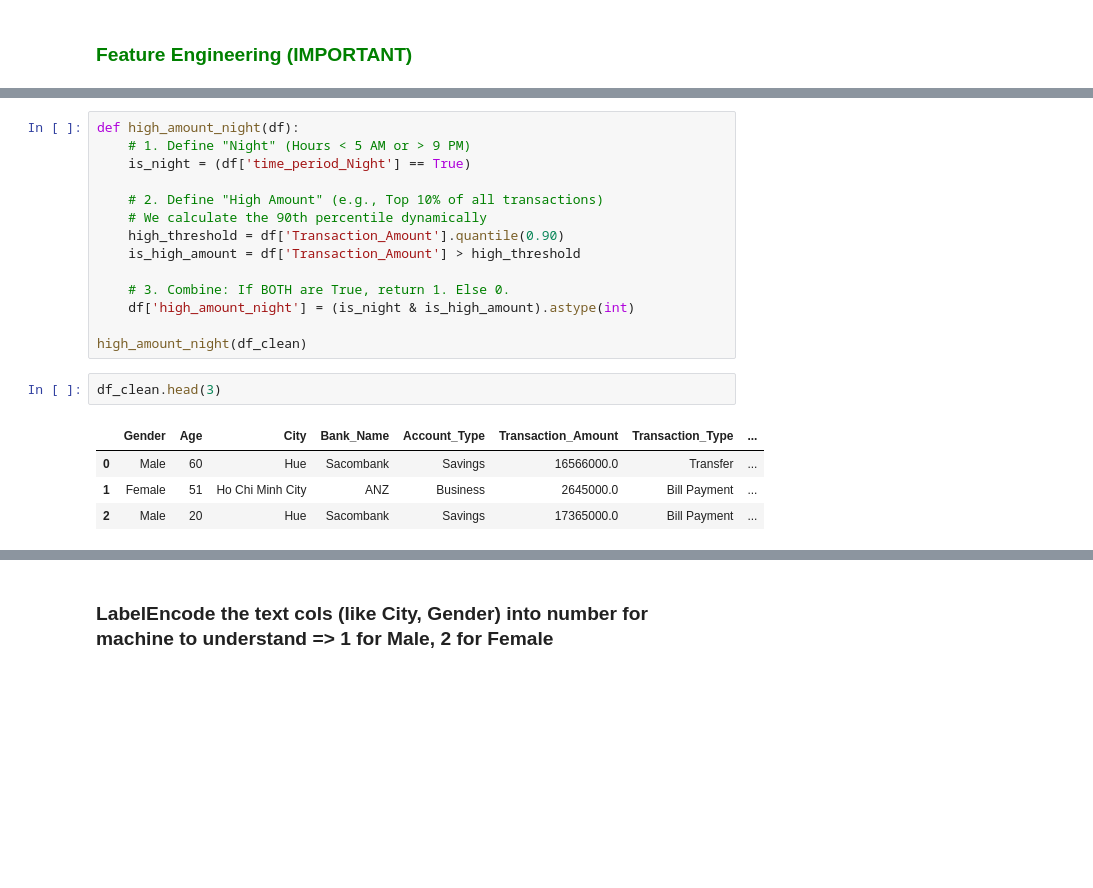
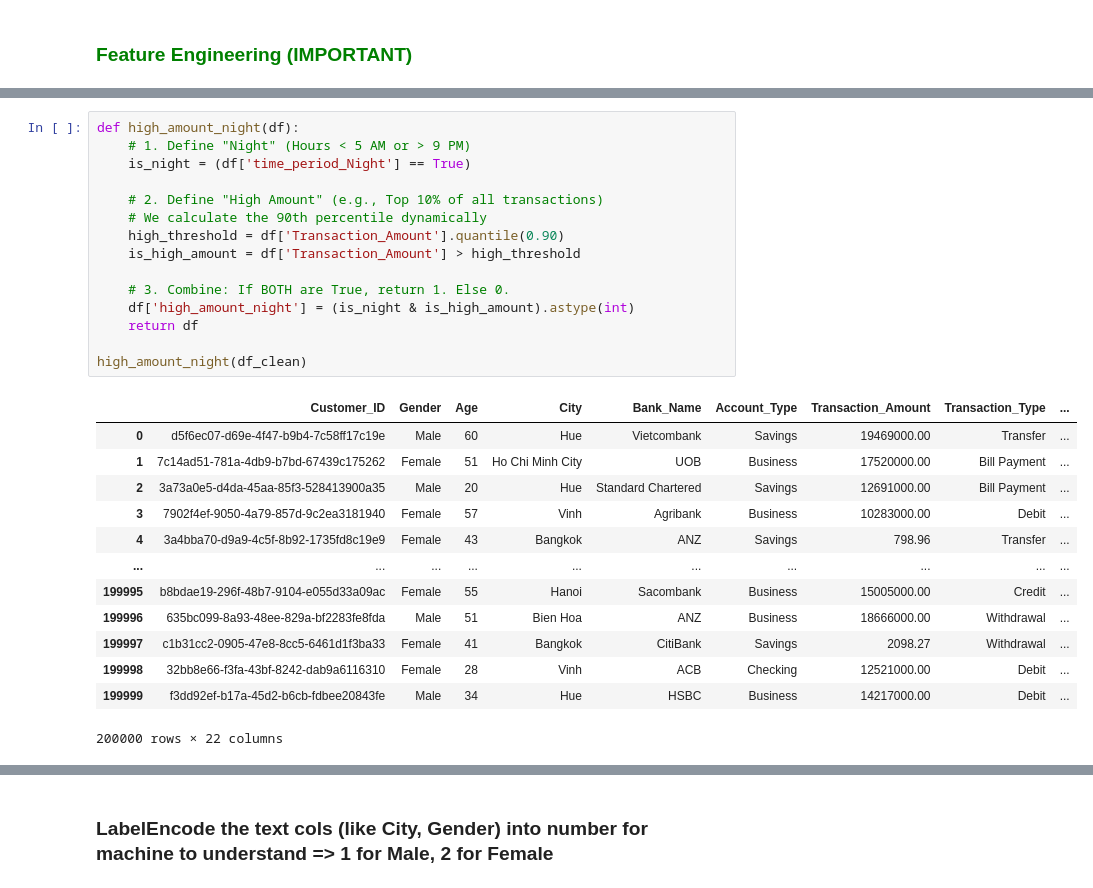
Before and after one commit to Bill2926/BankFraudML, a Jupyter notebook: randomforest.ipynb, the cells around one changed output, grey strips where cells are left out. Saved outputs shown, nothing was run; the diff lists cells and outputs as text; blank space fills up the shorter version.

Commit message:
Feature Engineering and Pruning (Clean)

```diff
--- a/randomforest.ipynb
+++ b/randomforest.ipynb
@@ -110,21 +125,29 @@ bankrupt_ratio(df_clean)
 # %%
 def high_amount_night(df):
     # 1. Define "Night" (Hours < 5 AM or > 9 PM)
     is_night = (df['time_period_Night'] == True)
 
     # 2. Define "High Amount" (e.g., Top 10% of all transactions)
     # We calculate the 90th percentile dynamically
     high_threshold = df['Transaction_Amount'].quantile(0.90)
     is_high_amount = df['Transaction_Amount'] > high_threshold
 
     # 3. Combine: If BOTH are True, return 1. Else 0.
     df['high_amount_night'] = (is_night & is_high_amount).astype(int)
+    return df
 
 high_amount_night(df_clean)
+# %% [output]
+|  | Customer_ID | Gender | Age | City | Bank_Name | Account_Type | Transaction_Amount | Transaction_Type | ... |
+| 0 | d5f6ec07-d69e-4f47-b9b4-7c58ff17c19e | Male | 60 | Hue | Vietcombank | Savings | 19469000.00 | Transfer | ... |
+| 1 | 7c14ad51-781a-4db9-b7bd-67439c175262 | Female | 51 | Ho Chi Minh City | UOB | Business | 17520000.00 | Bill Payment | ... |
+| 2 | 3a73a0e5-d4da-45aa-85f3-528413900a35 | Male | 20 | Hue | Standard Chartered | Savings | 12691000.00 | Bill Payment | ... |
+| 3 | 7902f4ef-9050-4a79-857d-9c2ea3181940 | Female | 57 | Vinh | Agribank | Business | 10283000.00 | Debit | ... |
+| 4 | 3a4bba70-d9a9-4c5f-8b92-1735fd8c19e9 | Female | 43 | Bangkok | ANZ | Savings | 798.96 | Transfer | ... |
+| ... | ... | ... | ... | ... | ... | ... | ... | ... | ... |
+| 199995 | b8bdae19-296f-48b7-9104-e055d33a09ac | Female | 55 | Hanoi | Sacombank | Business | 15005000.00 | Credit | ... |
+| 199996 | 635bc099-8a93-48ee-829a-bf2283fe8fda | Male | 51 | Bien Hoa | ANZ | Business | 18666000.00 | Withdrawal | ... |
+| 199997 | c1b31cc2-0905-47e8-8cc5-6461d1f3ba33 | Female | 41 | Bangkok | CitiBank | Savings | 2098.27 | Withdrawal | ... |
+| 199998 | 32bb8e66-f3fa-43bf-8242-dab9a6116310 | Female | 28 | Vinh | ACB | Checking | 12521000.00 | Debit | ... |
+| 199999 | f3dd92ef-b17a-45d2-b6cb-fdbee20843fe | Male | 34 | Hue | HSBC | Business | 14217000.00 | Debit | ... |
+200000 rows × 22 columns
-# %%
-df_clean.head(3)
-# %% [output]
-|  | Gender | Age | City | Bank_Name | Account_Type | Transaction_Amount | Transaction_Type | ... |
-| 0 | Male | 60 | Hue | Sacombank | Savings | 16566000.0 | Transfer | ... |
-| 1 | Female | 51 | Ho Chi Minh City | ANZ | Business | 2645000.0 | Bill Payment | ... |
-| 2 | Male | 20 | Hue | Sacombank | Savings | 17365000.0 | Bill Payment | ... |
```
Also changed, not shown: parts of 11 cells of this notebook, 8 other files.
